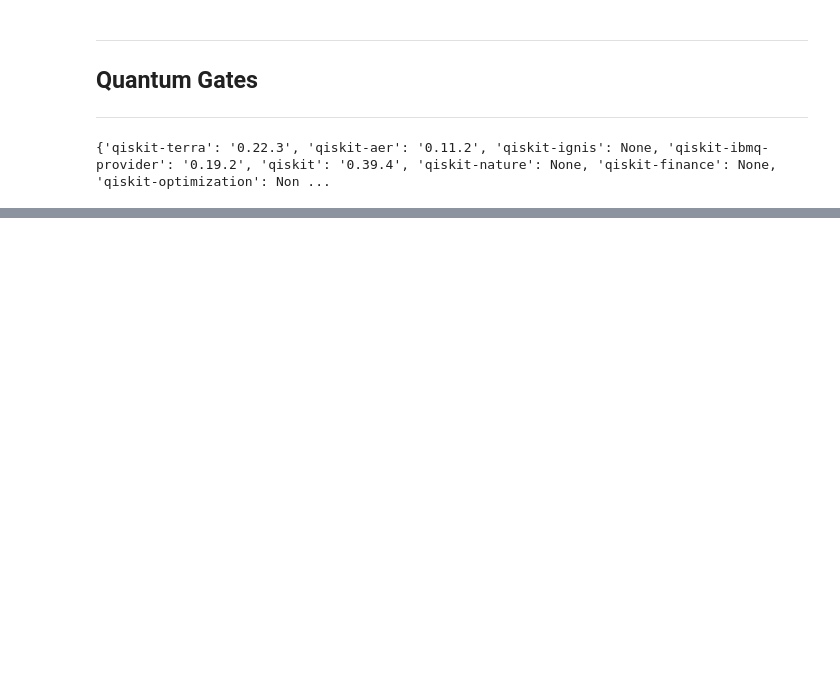
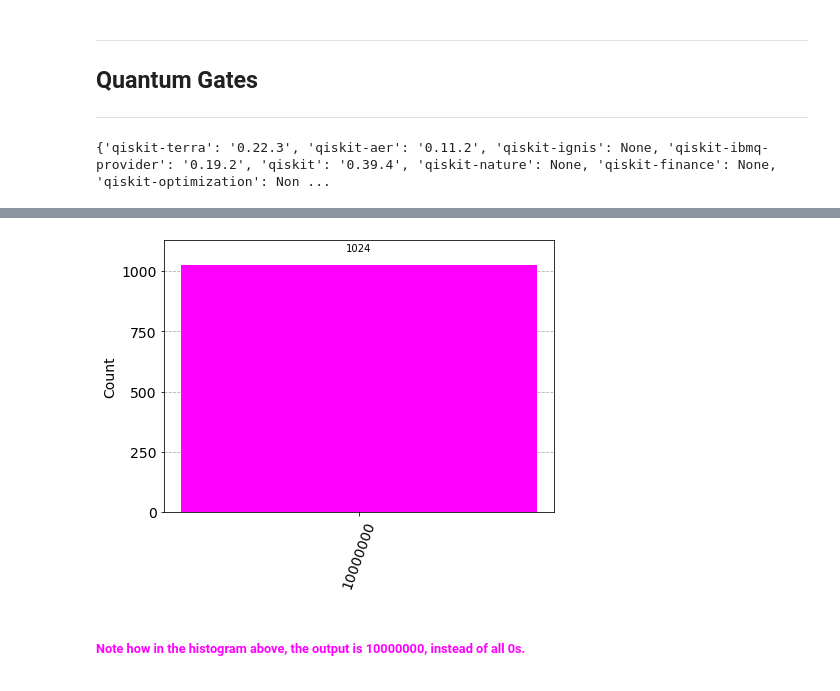
Before and after one commit to alexandrac77/emerging-technologies, a Jupyter notebook: content/Class Notebooks/Quantum Computing.ipynb, the cells around one changed output, grey strips where cells are left out. Saved outputs shown, nothing was run; the diff lists cells and outputs as text; code cells hidden in the pictures; blank space fills up the shorter version.

```diff
--- a/content/Class Notebooks/Quantum Computing.ipynb
+++ b/content/Class Notebooks/Quantum Computing.ipynb
@@ -50,0 +147,4 @@ qiskit.__qiskit_version__
+# %%
+qc_encode = QuantumCircuit(8)
+qc_encode.x(7)
+qc_encode.draw()
@@ -50,0 +168,3 @@ qiskit.__qiskit_version__
+# %%
+qc_encode.measure_all()
+qc_encode.draw()
@@ -50,0 +191,9 @@ qiskit.__qiskit_version__
+# %%
+sim = Aer.get_backend('aer_simulator')
+result = sim.run(qc_encode).result()
+counts = result.get_counts()
+plot_histogram(counts, color="fuchsia")
+# %% [output]
+[figure, added]
+# %% [markdown]
+<font color="fuchsia"> <h6> Note how in the histogram above, the output is 10000000, instead of all 0s. </h6> </font>
```
Also changed, not shown: parts of 21 cells of this notebook.
